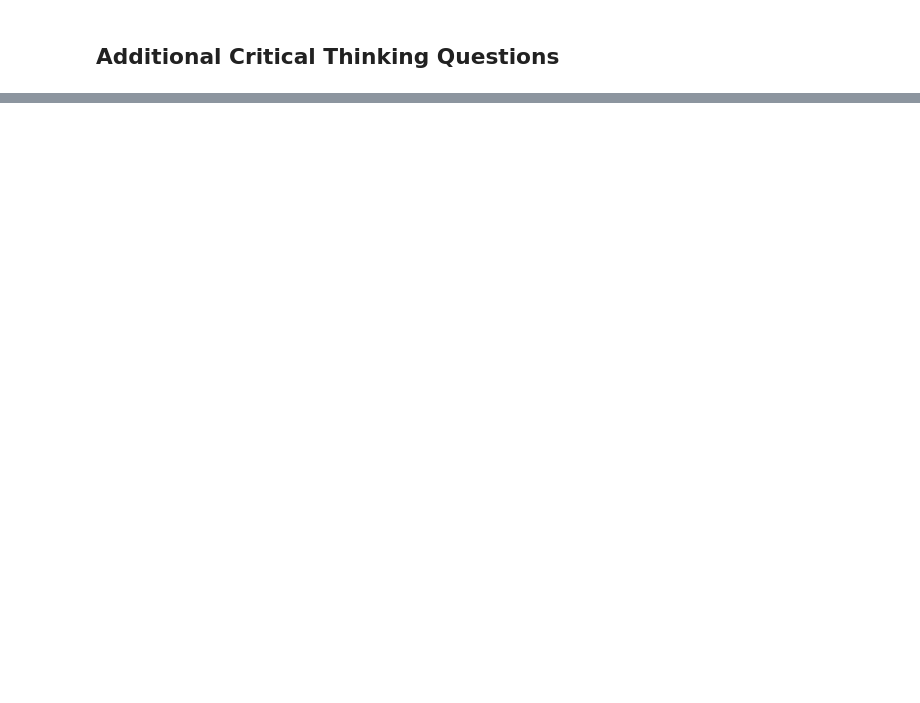
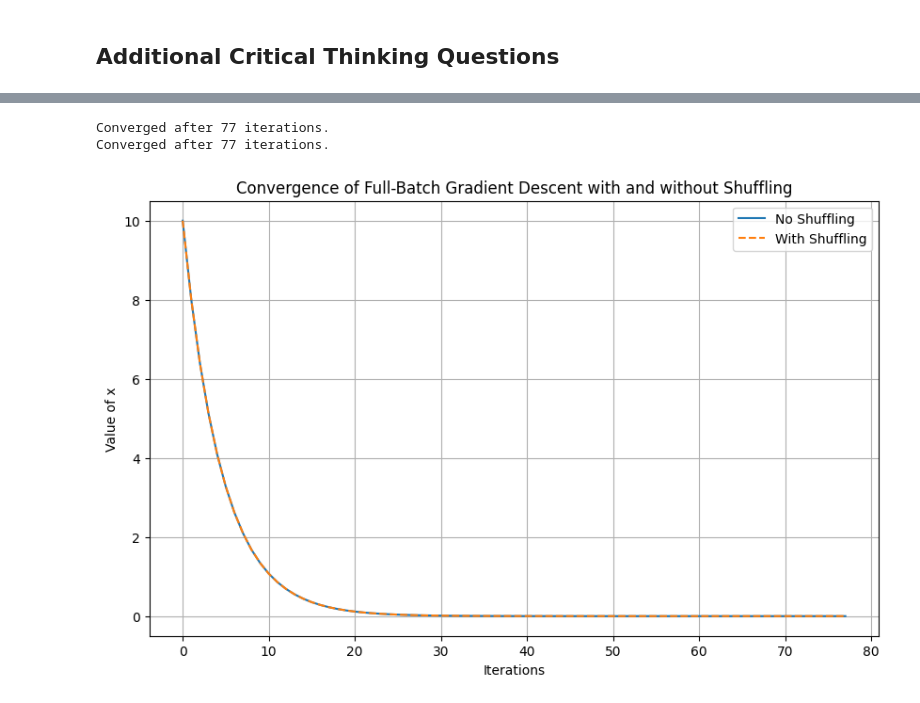
Before and after one commit to Vaishu369/FMML_M1L1.ipynb, a Jupyter notebook: FMML_Module4_Lab2_June2024.ipynb, the cells around one changed output, grey strips where cells are left out. Saved outputs shown, nothing was run; the diff lists cells and outputs as text; code cells hidden in the pictures; blank space fills up the shorter version.

```diff
--- a/FMML_Module4_Lab2_June2024.ipynb
+++ b/FMML_Module4_Lab2_June2024.ipynb
@@ -540,0 +506,62 @@ Shuffling the training data is essential when using mini-batch gradient descent
+# %%
+import numpy as np
+import matplotlib.pyplot as plt
+
+# Example: A simple quadratic function and its derivative (for minimization)
+def f(x):
+    return x**2
+
+def df(x):
+    return 2 * x  # Derivative of f(x) = x^2 is 2x
+
+# Full-Batch Gradient Descent
+def full_batch_gradient_descent(learning_rate, initial_x, max_iter=1000, tolerance=1e-6, shuffle_data=False):
+    x = initial_x
+    history = [x]
+
+    # Example data (in this case, just random values - we won't really use the data here)
+    # Normally, we would use a dataset, but here we'll just simulate.
+    training_data = np.random.randn(1000)  # Simulating 1000 data points
+
+    for i in range(max_iter):
+        # Simulate gradient calculation using the entire dataset
+        grad = df(x)
+
+        # Update the value of x using the gradient
+        x -= learning_rate * grad
+
+        # Track the history of x values
+        history.append(x)
+
+        # Check for convergence
+        if abs(grad) < tolerance:
+            print(f"Converged after {i+1} iterations.")
+            break
+    else:
+        print(f"Max iterations reached ({max_iter}) without convergence.")
+
+    return history
+
+# Parameters
+initial_x = 10  # Starting point
+learning_rate = 0.1
+max_iter = 1000
+
+# Run gradient descent with shuffling and without shuffling
+history_no_shuffle = full_batch_gradient_descent(learning_rate, initial_x, max_iter, shuffle_data=False)
+history_with_shuffle = full_batch_gradient_descent(learning_rate, initial_x, max_iter, shuffle_data=True)
+
+# Plot the convergence for both cases
+plt.figure(figsize=(10, 6))
+plt.plot(history_no_shuffle, label='No Shuffling')
+plt.plot(history_with_shuffle, label='With Shuffling', linestyle='--')
+plt.xlabel('Iterations')
+plt.ylabel('Value of x')
+plt.title('Convergence of Full-Batch Gradient Descent with and without Shuffling')
+plt.legend()
+plt.grid(True)
+plt.show()
+# %% [output]
+Converged after 77 iterations.
+Converged after 77 iterations.
+[figure, added]
```
Also changed, not shown: parts of 8 cells of this notebook.
